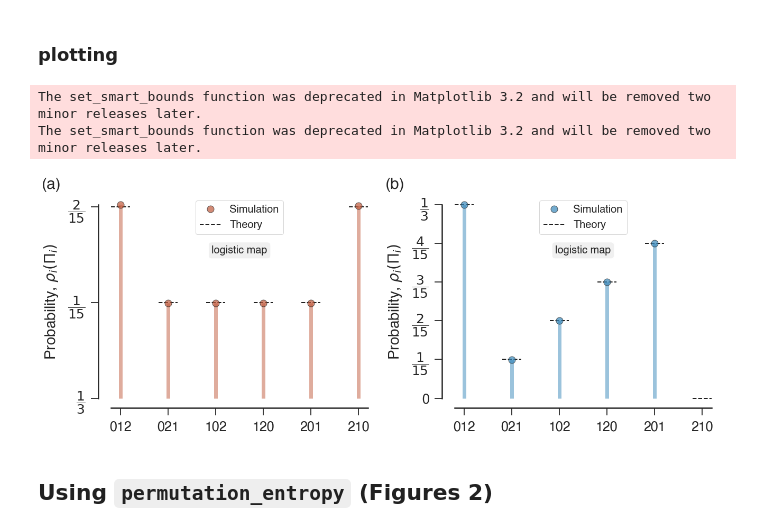
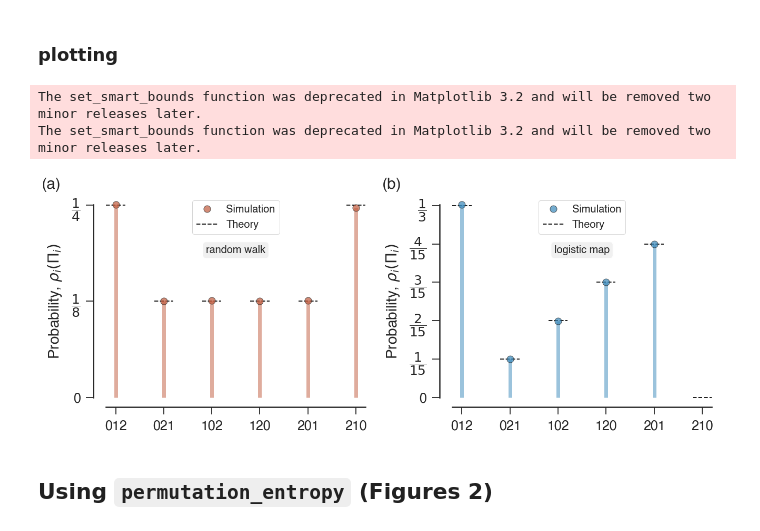
Before and after one commit to arthurpessa/ordpy, a Jupyter notebook: examples/ordpy.ipynb, the cells around one changed output. Saved outputs shown, nothing was run; the diff lists cells and outputs as text; code cells hidden in the pictures.

```diff
--- a/examples/ordpy.ipynb
+++ b/examples/ordpy.ipynb
@@ -189,51 +189,65 @@ ax[1].plot([i for i in range(5)],
            color=colors[1],
            markeredgecolor='#202020',
            label='Simulation',
            alpha=.7)
 
 #plotting style
 for i, ax_ in enumerate(ax):
     ax_.set_xticks([i for i in range(6)])
 
     if i == 0:
         ax_.set_xticklabels(['012', '021', '102', '120', '201', '210'])
         ax_.set_yticks([0, 1 / 8, 1 / 4])
-        ax_.annotate('(a)', (-0.2, 1.03),
+        ax_.annotate('(a)', (-0.18, 1.03),
                      xycoords='axes fraction',
                      fontsize=30)
-    else:
-        ax_.set_xticklabels(['012', '021', '102', '120', '201', '210'])
-        ax_.set_yticks([1 / 3, 1 / 15, 2 / 15, 3 / 15, 4 / 15, 0])
-        ax_.annotate('(b)', (-0.2, 1.03),
-                     xycoords='axes fraction',
-                     fontsize=30)
-
-    ax_.set_yticklabels([
-        '$\dfrac{1}{3}$', '$\dfrac{1}{15}$', '$\dfrac{2}{15}$',
-        '$\dfrac{3}{15}$', '$\dfrac{4}{15}$', '0'
-    ])
-
-    ax_.set_ylabel(r'Probability, $\rho_i(\Pi_i)$')
-    ax_.spines['left'].set_smart_bounds(True)
-    ax_.spines['bottom'].set_smart_bounds(True)
-    ax_.annotate('logistic map', (.5, .74),
+        ax_.set_yticklabels([
+            '0', '$\dfrac{1}{8}$', '$\dfrac{1}{4}$'
+        ])
+        ax_.annotate('random walk', (.5, .74),
                  va='center',
                  ha='center',
                  xycoords='axes fraction',
                  fontsize=20,
                  bbox={
                      'boxstyle': 'round',
                      'fc': '#f0f0f0',
                      'alpha': 1
                  })
+    else:
+        ax_.set_xticklabels(['012', '021', '102', '120', '201', '210'])
+        ax_.set_yticks([1 / 3, 1 / 15, 2 / 15, 3 / 15, 4 / 15, 0])
+        ax_.annotate('(b)', (-0.2, 1.03),
+                     xycoords='axes fraction',
+                     fontsize=30)
+
+        ax_.set_yticklabels([
+            '$\dfrac{1}{3}$', '$\dfrac{1}{15}$', '$\dfrac{2}{15}$',
+            '$\dfrac{3}{15}$', '$\dfrac{4}{15}$', '0'
+        ])
+
+        ax_.annotate('logistic map', (.5, .74),
+                 va='center',
+                 ha='center',
+                 xycoords='axes fraction',
+                 fontsize=20,
+                 bbox={
+                     'boxstyle': 'round',
+                     'fc': '#f0f0f0',
+                     'alpha': 1
+                 })
+
+    ax_.set_ylabel(r'Probability, $\rho_i(\Pi_i)$')
+    ax_.spines['left'].set_smart_bounds(True)
+    ax_.spines['bottom'].set_smart_bounds(True)
     ax_.legend(loc='upper center')
 
 f.tight_layout()
 f.savefig('manuscript_figures/fig1.pdf', dpi=300, bbox_inches='tight')
 # %% [output]
 The set_smart_bounds function was deprecated in Matplotlib 3.2 and will be removed two minor releases later.
 The set_smart_bounds function was deprecated in Matplotlib 3.2 and will be removed two minor releases later.
-[figure, old version]
+[figure, new version]
 # %% [markdown]
 ## Using `permutation_entropy` (Figures 2)
 # %% [markdown]
```
Also changed, not shown: parts of 3 cells of this notebook, 3 other files.
